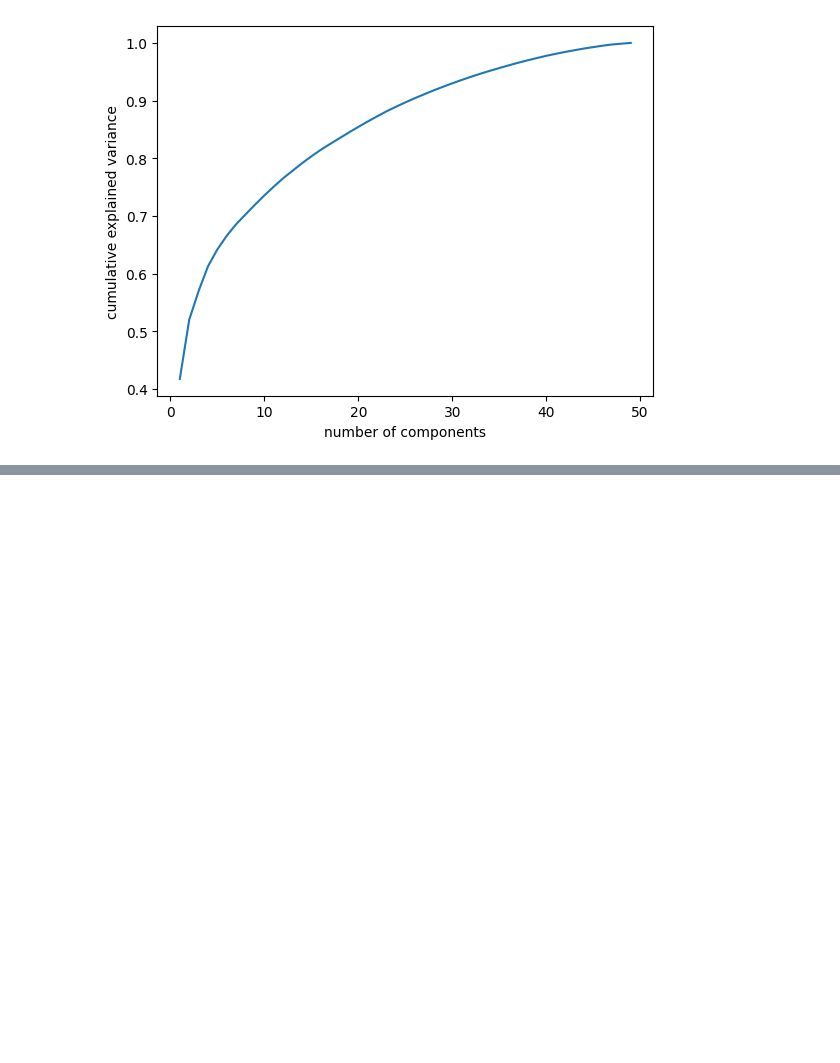
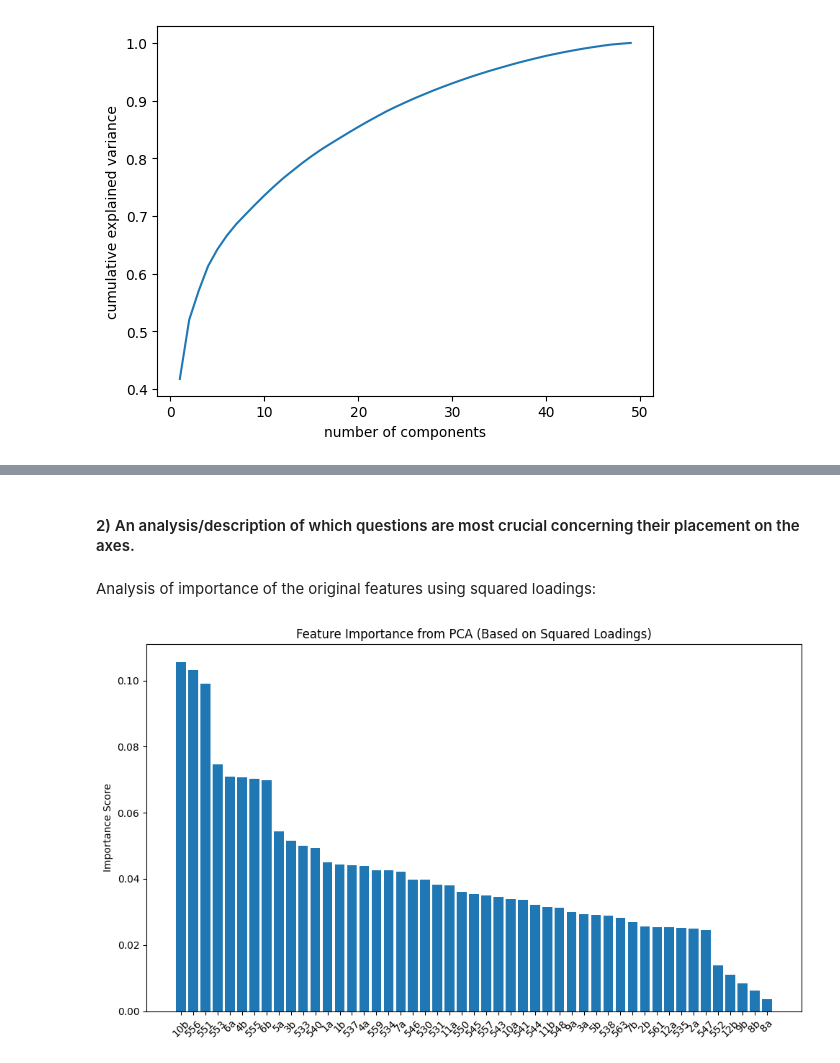
Before and after one commit to maxim-zavidei/viauc-mal1-a23, a Jupyter notebook: assignment4/assignment4-solution.ipynb, the cells around one changed output, grey strips where cells are left out. Drawn from its saved outputs; the diff is of its cells as text; code cells hidden in the pictures; blank space fills up the shorter version.

```diff
--- a/assignment4/assignment4-solution.ipynb
+++ b/assignment4/assignment4-solution.ipynb
@@ -202,0 +163,37 @@ plt.show()
+# %% [markdown]
+#### 2) An analysis/description of which questions are most crucial concerning their placement on the axes.
+# %% [markdown]
+Analysis of importance of the original features using squared loadings:
+# %%
+# Load and extract the numerical data
+df = pd.read_excel('alldata.xlsx', engine='openpyxl')
+X = df.drop(columns=['navn', 'parti', 'storkreds', 'alder'])
+
+# Standardize the data
+X_standardized = StandardScaler().fit_transform(X)
+
+# Applying PCA
+pca = PCA(n_components=2)
+principalComponents_pca = pca.fit_transform(X_standardized)
+
+# 1. Compute squared loadings for each feature on each principal component
+squared_loadings = np.square(pca.components_.T)
+
+# 2. Sum the squared loadings for each feature across all components
+feature_importance = np.sum(squared_loadings, axis=1)
+
+# 3. Rank features based on their importance
+sorted_index = np.argsort(feature_importance)[::-1]
+
+# 4. Visualize feature importance
+features = X.columns
+
+plt.figure(figsize=(10, 6))
+plt.bar(np.array(features)[sorted_index], feature_importance[sorted_index])
+plt.title('Feature Importance from PCA (Based on Squared Loadings)')
+plt.ylabel('Importance Score')
+plt.xticks(rotation=45)
+plt.tight_layout()
+plt.show()
+# %% [output]
+[figure, added]
```
Also changed, not shown: parts of 14 cells of this notebook.
